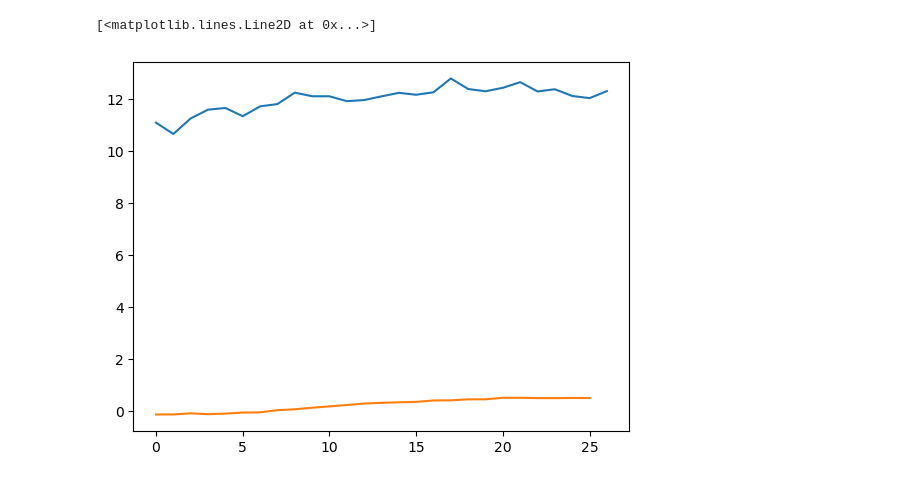
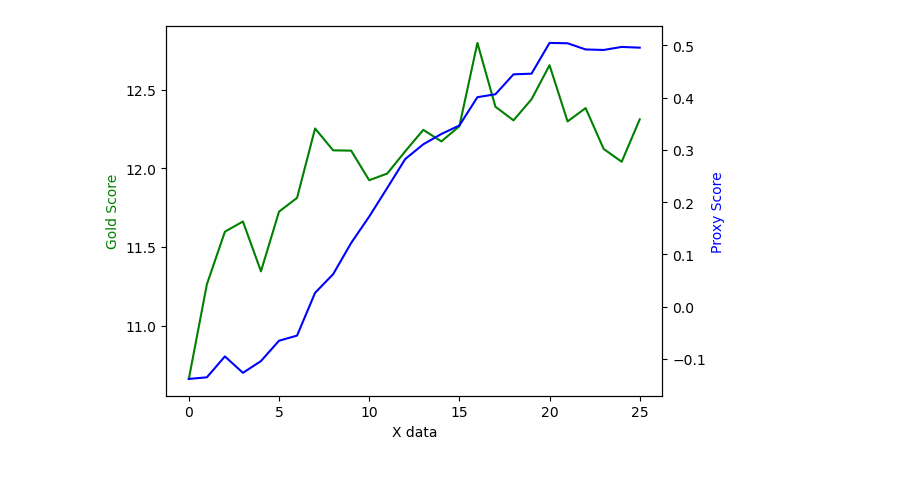
Before and after one commit to winnie0617/trl, a Jupyter notebook: gm_results.ipynb, the cells around one changed output. Cells and saved outputs as stored; diff of their text form; code cells hidden in the pictures.

```diff
--- a/gm_results.ipynb
+++ b/gm_results.ipynb
@@ -1,15 +1,31 @@
 # %%
 import pandas as pd
 
 df = pd.read_csv("/home/winnie/trl/PPOVanilla_newRM0.9999_testFalse_num0_26_8bit_tmp.csv", index_col=0)
 df.mean().values
 
 my_df = pd.read_csv("/home/winnie/trl/wandb_export_2023-07-30T20_31_29.899+08_00.csv", index_col=0)
 import matplotlib.pyplot as plt
-gold = df.mean().values
+gold = df.mean().values[1:]
 my_rm = my_df["Incomplete sentences - ppo/returns/mean"].values
-plt.plot(range(len(gold)), gold)
-plt.plot(range(len(my_rm)), my_rm)
+# plt.plot(range(len(gold)), gold)
+# plt.plot(range(len(my_rm)), my_rm)
+import numpy as np
+import matplotlib.pyplot as plt
+x = range(len(gold))
+y1 = gold
+y2 = my_rm
+
+fig, ax1 = plt.subplots()
+
+ax2 = ax1.twinx()
+ax1.plot(x, y1, 'g-')
+ax2.plot(x, y2, 'b-')
+
+ax1.set_xlabel('X data')
+ax1.set_ylabel('Gold Score', color='g')
+ax2.set_ylabel('Proxy Score', color='b')
+
+plt.show()
 # %% [output]
-[<matplotlib.lines.Line2D at 0x...>]
-[figure, old version]
+[figure, new version]
```
Also changed, not shown: parts of 1 cell of this notebook, 1 other file.
